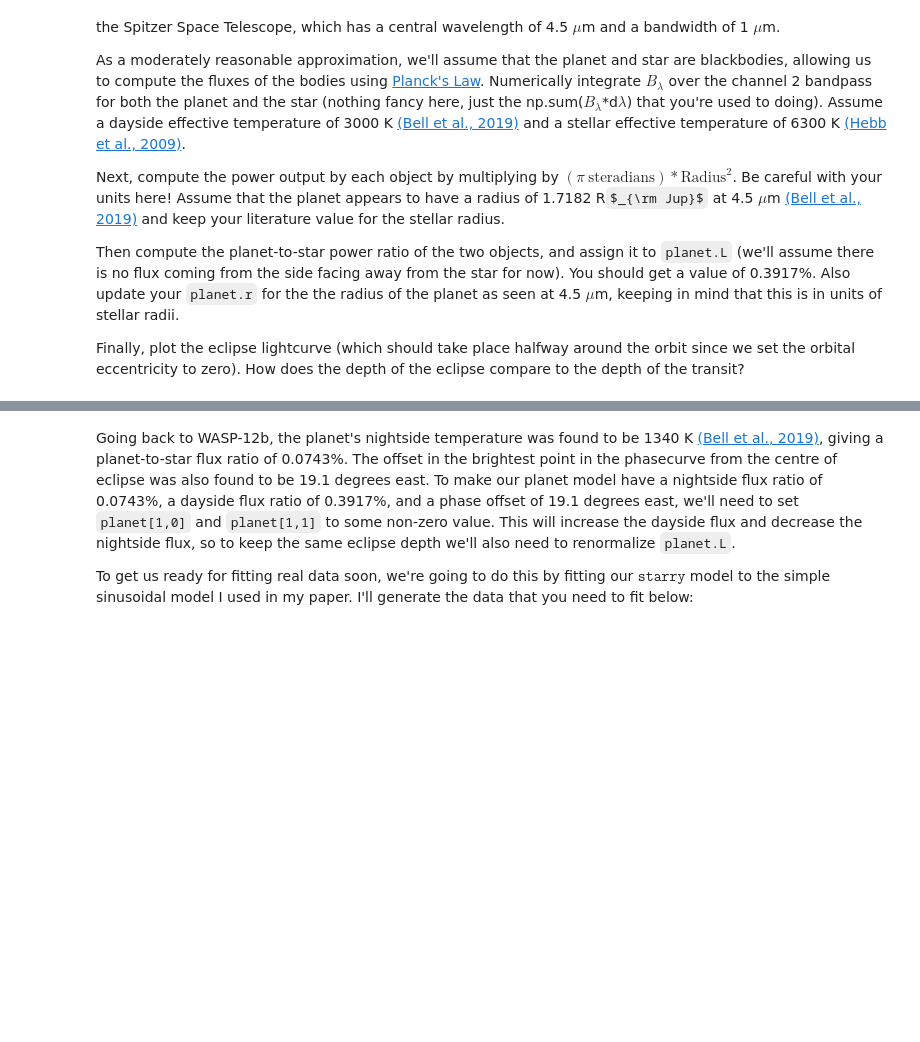
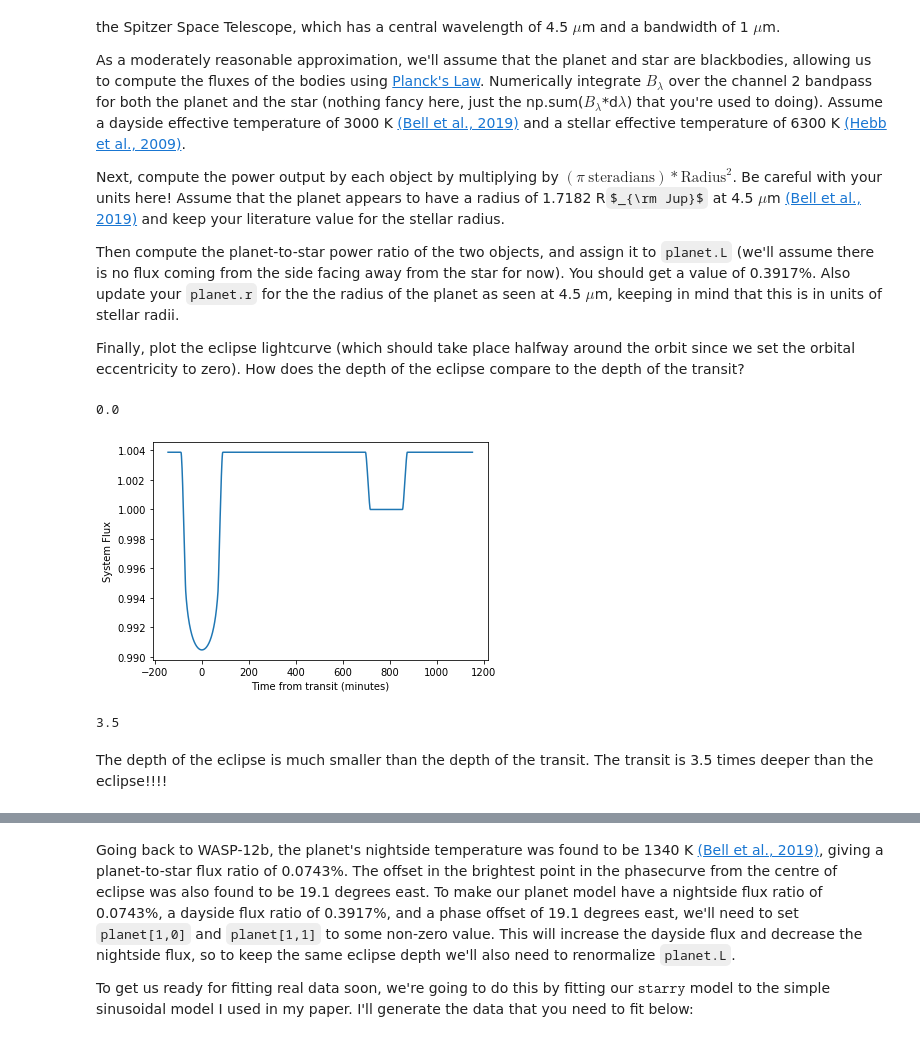
Before and after one commit to katiesavarc/DataSci_Lab, a Jupyter notebook: CodingLab08/CodingLab08_Exoplanets.ipynb, the cells around one changed output, grey strips where cells are left out. Saved outputs shown, nothing was run; the diff lists cells and outputs as text; code cells hidden in the pictures; some formulas as TeX source; blank space fills up the shorter version.

```diff
--- a/CodingLab08/CodingLab08_Exoplanets.ipynb
+++ b/CodingLab08/CodingLab08_Exoplanets.ipynb
@@ -127,3 +156,47 @@ Finally, plot the eclipse lightcurve (which should take place halfway around the
+# %%
+# Your code goes here
+from astropy.modeling.models import BlackBody
+from astropy import units as u
+planet_wasp_temp = 3000
+stellar_temp = 6300
+bandpass = np.linspace(3.5,5.5,100)*u.micron
+planet_wasp_bb = BlackBody(temperature=planet_wasp_temp*u.K)
+stellar_bb = BlackBody(temperature=stellar_temp*u.K)
+
+planet_wasp_flux = planet_wasp_bb(bandpass)
+stellar_flux = stellar_bb(bandpass)
+
+d_lambda = bandpass[1]-bandpass[0]
+planet_wasp_int = np.sum(planet_wasp_flux*d_lambda)
+stellar_int = np.sum(stellar_flux*d_lambda)
+
+planet_wasp_radius = (1.7182*r_jup)/r_star
+planet_wasp.r = planet_wasp_radius
+
+planet_wasp_power = planet_wasp_int*(planet_wasp_radius**2)*np.pi
+stellar_power = stellar_int*(1**2)*np.pi
+
+planet_wasp.L = planet_wasp_power/stellar_power
+print(planet.L)
+# %% [output]
+0.0
+# %%
+system = starry.kepler.System(star, planet_wasp)
+time = np.linspace(planet_wasp.tref-0.1, planet_wasp.tref+0.8, 1000)
+
+system.compute(time) # compute the lightcurve which will be stored within system
+flux_system = system.lightcurve
+
+plt.plot(((time-planet_wasp.tref)*24*60), flux_system)
+plt.xlabel("Time from transit (minutes)")
+plt.ylabel("System Flux")
+plt.show()
+print(0.014/0.004)
+# %% [output]
+[figure, added]
+3.5
+# %% [markdown]
+The depth of the eclipse is much smaller than the depth of the transit. The transit is 3.5 times deeper than the eclipse!!!!
 # %% [markdown]
 # Exoplanet Phasecurves
 
```
Also changed, not shown: parts of 15 cells of this notebook.
